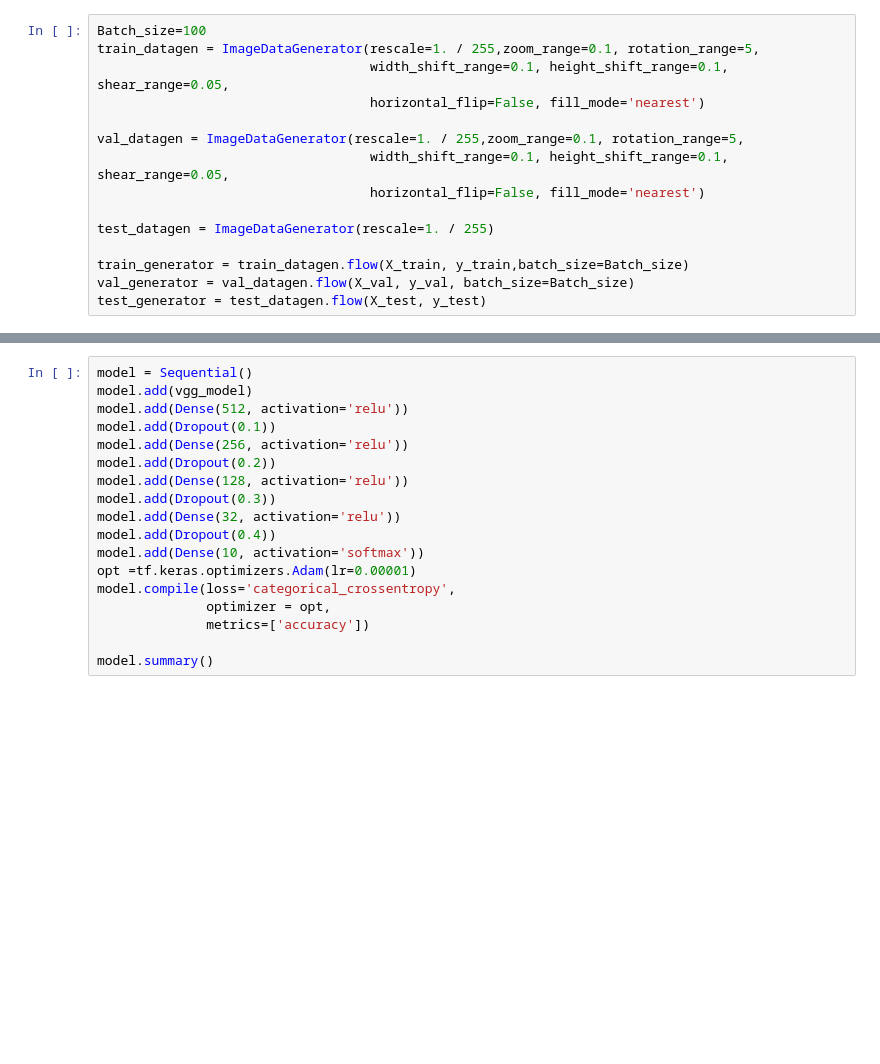
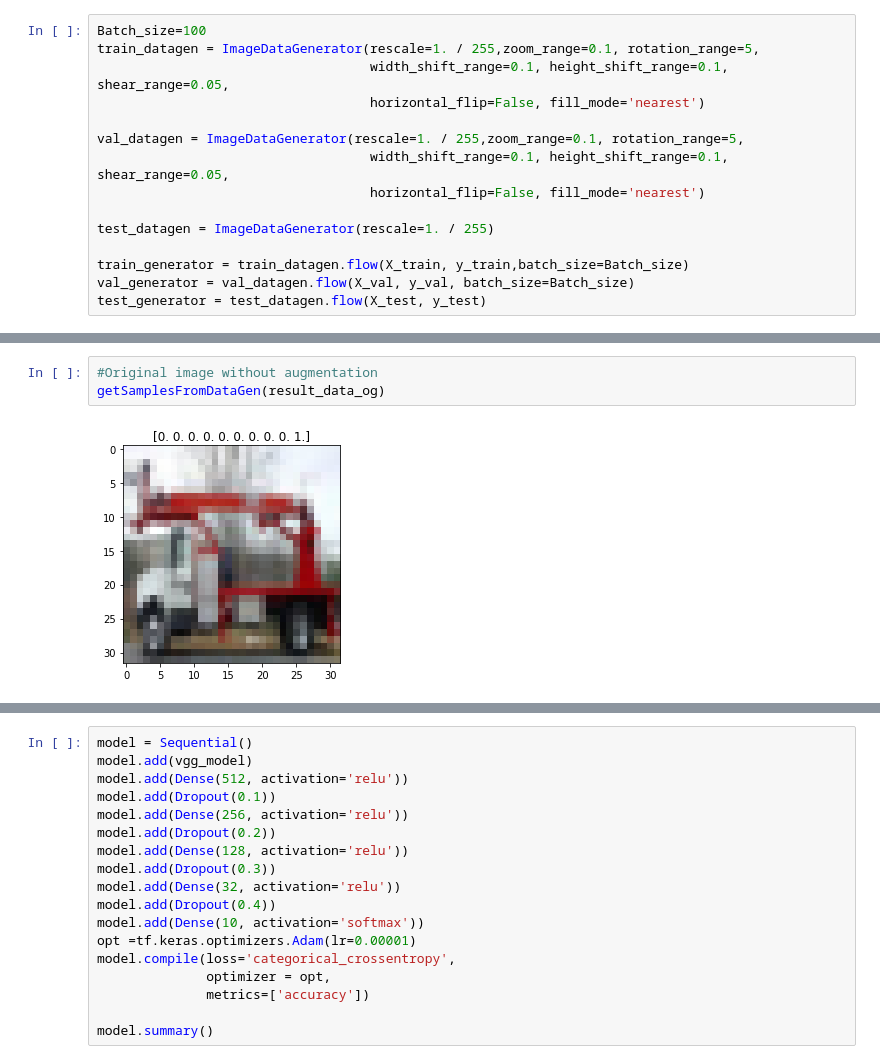
Before and after one commit to zaccleong/Cifar10_TL-Augmentation, a Jupyter notebook: Copy_of_TL_VGG19_Cifar10_76.ipynb, the cells around one changed output, grey strips where cells are left out. Saved outputs shown, nothing was run; the diff lists cells and outputs as text; blank space fills up the shorter version.

```diff
--- a/Copy_of_TL_VGG19_Cifar10_76.ipynb
+++ b/Copy_of_TL_VGG19_Cifar10_76.ipynb
@@ -109,3 +93,8 @@ test_generator = test_datagen.flow(X_test, y_test)
+# %%
+#Original image without augmentation
+getSamplesFromDataGen(result_data_og)
+# %% [output]
+[figure, added]
 # %%
 from keras.applications import vgg19
 from keras.models import Model
```
Also changed, not shown: parts of 12 cells of this notebook.
